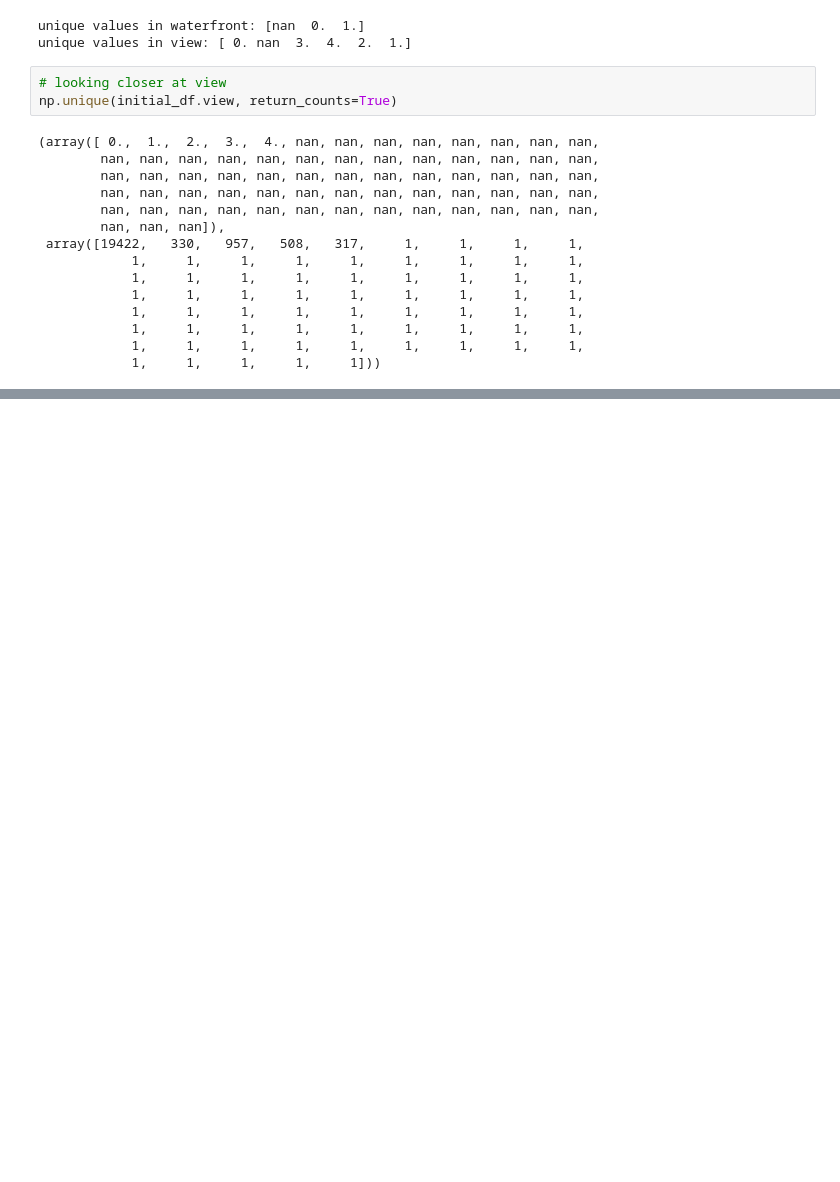
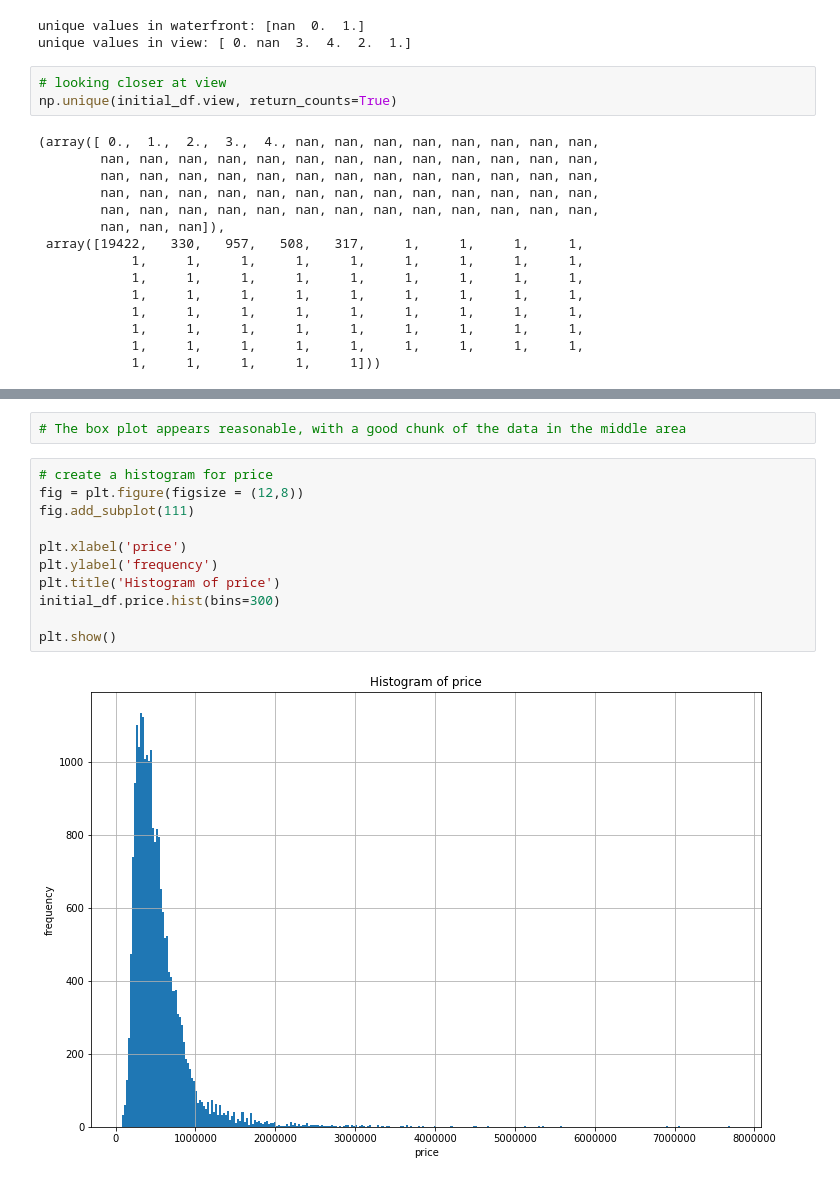
Before and after one commit to giorosati/dsc-1-final-project-online-ds-pt-100118, a Jupyter notebook: student.ipynb, the cells around one changed output, grey strips where cells are left out. Saved outputs shown, nothing was run; the diff lists cells and outputs as text; blank space fills up the shorter version.

```diff
--- a/student.ipynb
+++ b/student.ipynb
@@ -127,0 +138,15 @@ np.unique(initial_df.view, return_counts=True)
+# %%
+# The box plot appears reasonable, with a good chunk of the data in the middle area
+# %%
+# create a histogram for price
+fig = plt.figure(figsize = (12,8))
+fig.add_subplot(111)
+
+plt.xlabel('price')
+plt.ylabel('frequency')
+plt.title('Histogram of price')
+initial_df.price.hist(bins=300)
+
+plt.show()
+# %% [output]
+[figure, added]
```
Also changed, not shown: parts of 9 cells of this notebook.
